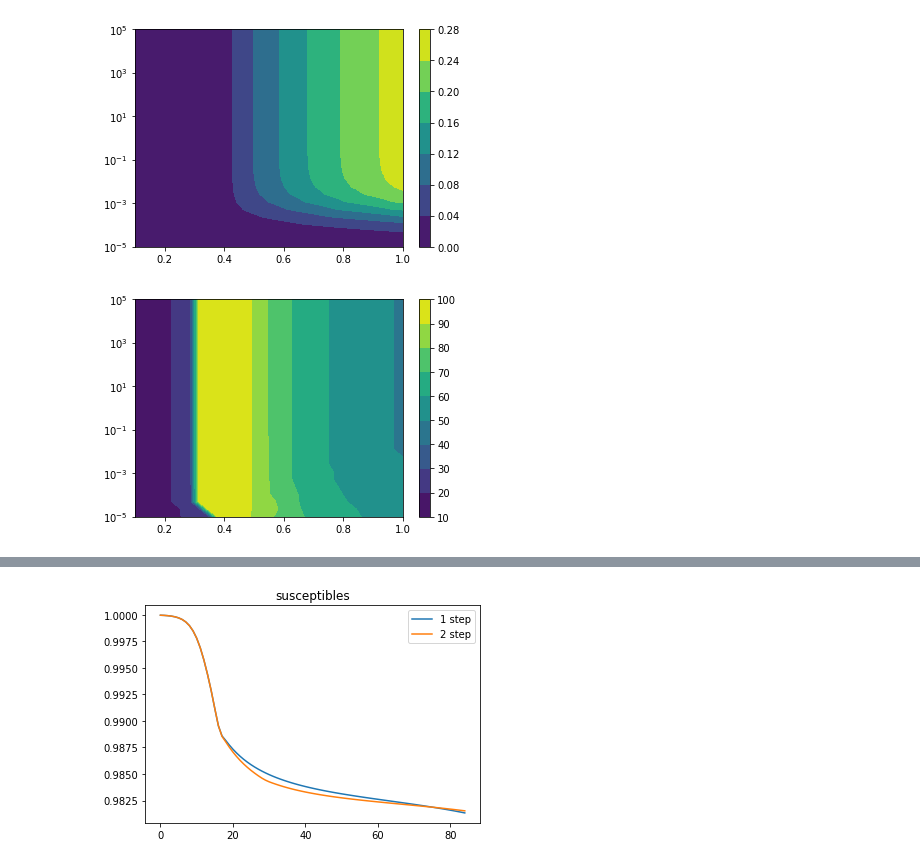
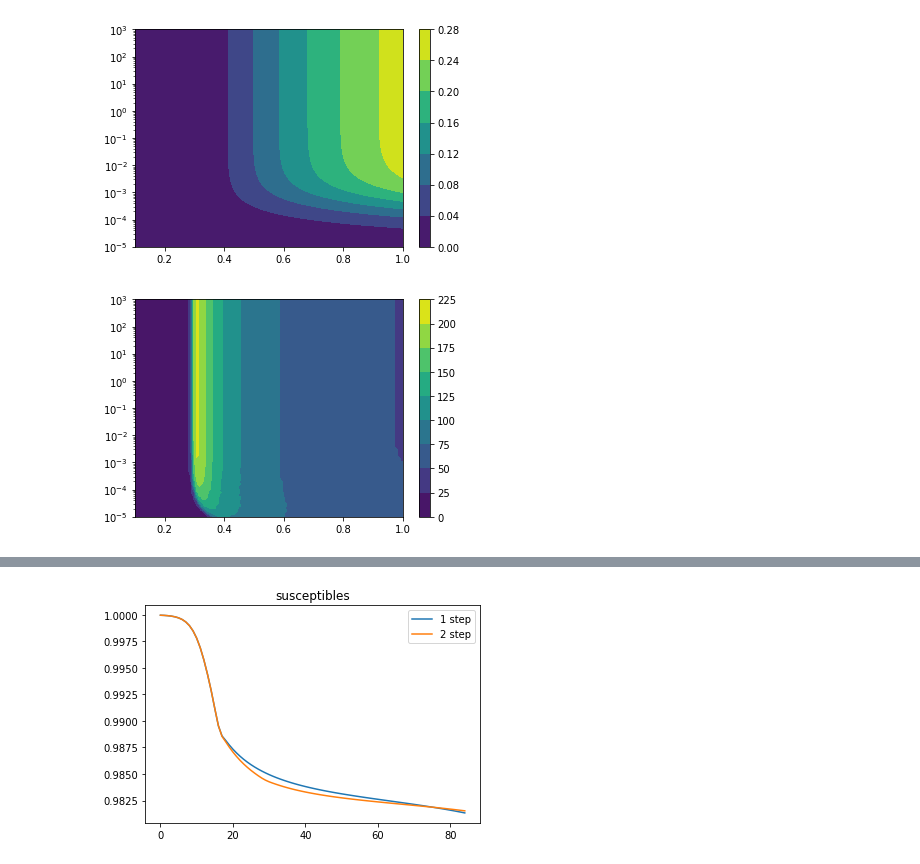
Before and after one commit to giuliacampesan/LDEProject, a Jupyter notebook: LDE_Project.ipynb, the cells around one changed output, grey strips where cells are left out. Saved outputs shown, nothing was run; the diff lists cells and outputs as text; code cells hidden in the pictures.

Commit message:
2D and 3D plots parameter space

```diff
--- a/LDE_Project.ipynb
+++ b/LDE_Project.ipynb
@@ -7,7 +7,7 @@ import pandas as pd
 import seaborn as sn
 # %%
 def myrate(t, r):
-    if t>=17 and t<95:
+    if t>=17:
         return r
     else:
         return 1
@@ -64,36 +64,32 @@ D0 = 0
 N0 = E0+I0+H0+R0+S0
 z0 = np.array([S0, E0, I0, R0, H0, D0])/N0
 # %%
-delta_c = np.logspace(-5, 5, 30)
-rates = np.linspace(0.1, 1, 30)
-t_max = 95
+delta_c = np.logspace(-5, 3, 101)
+rates = np.linspace(0.1, 1, 101)
+t_max = 250
 t = np.arange(t_max)
 peak_times = np.zeros((len(delta_c), len(rates)))
 peak_values = np.zeros((len(delta_c), len(rates)))
 
 for i, delta in enumerate(delta_c):
     for j, r in enumerate(rates):
         sol = solve_ivp(mymodel, [0, t_max], z0, dense_output=True, args=(beta, mu, gamma, fD, delta, k, nu, r))
         S, E, I, R, H, D = sol.sol(t)
         peak_time = np.argmax(I)
         peak_value = np.max(I)
         peak_times[i, j] = peak_time
         peak_values[i, j] = peak_value
 
-
-
-#sn.heatmap(peak_times, yticklabels=delta_c, xticklabels=rates)
-
 X, Y = np.meshgrid(rates, delta_c)
 plt.contourf(X, Y, peak_values)
 plt.yscale('log')
 plt.colorbar()
 plt.show()
 
 plt.contourf(X, Y, peak_times)
 plt.yscale('log')
 plt.colorbar()
 plt.show()
 # %% [output]
-[figure, old version]
+[figure, new version]
-[figure, old version]
+[figure, new version]
```
Also changed, not shown: parts of 13 cells of this notebook.
